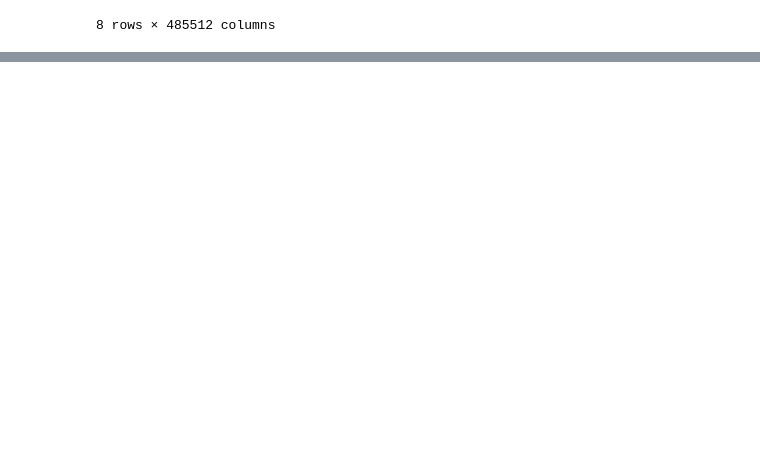
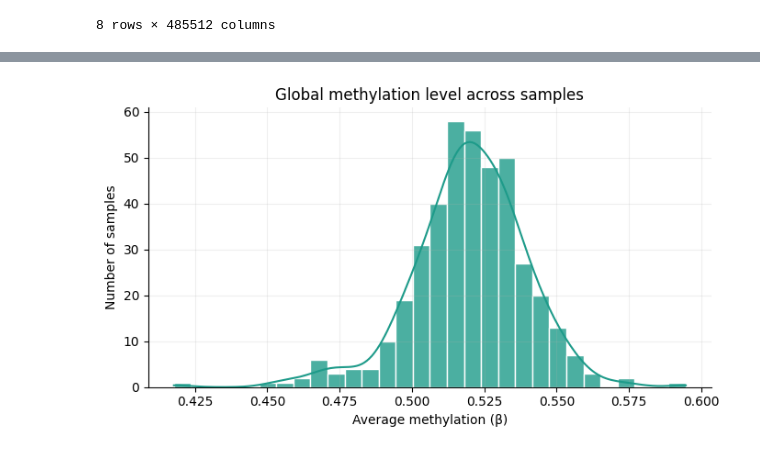
Before and after one commit to elisabettaroviera/THESIS, a Jupyter notebook: 01 - Notebook/01-data-exploration.ipynb, the cells around one changed output, grey strips where cells are left out. Drawn from its saved outputs; the diff is of its cells as text; code cells hidden in the pictures; blank space fills up the shorter version.

```diff
--- a/01 - Notebook/01-data-exploration.ipynb
+++ b/01 - Notebook/01-data-exploration.ipynb
@@ -318,0 +391,31 @@ A **possible direction** for future analysis—still at a conceptual stage—is
+# %%
+# 1.3 Global methylation level across samples
+# Each bar = average β across all CpGs for one sample
+warnings.filterwarnings('ignore')
+
+# Compute per-sample mean β
+means = raw_dataset.drop(columns=['label']).mean(axis=1)
+
+# Plot histogram + KDE using viridis palette
+plt.figure(figsize=(7,4))
+sns.histplot(
+    means,
+    bins=30,
+    kde=True,
+    color=sns.color_palette("viridis", n_colors=10)[5],
+    edgecolor='white',
+    alpha=0.8
+)
+
+# Axis labels and title
+plt.xlabel("Average methylation (β)")
+plt.ylabel("Number of samples")
+plt.title("Global methylation level across samples")
+
+# Aesthetic refinements
+plt.grid(alpha=0.2)
+sns.despine()
+plt.tight_layout()
+plt.show()
+# %% [output]
+[figure, added]
```
Also changed, not shown: parts of 44 cells of this notebook.
